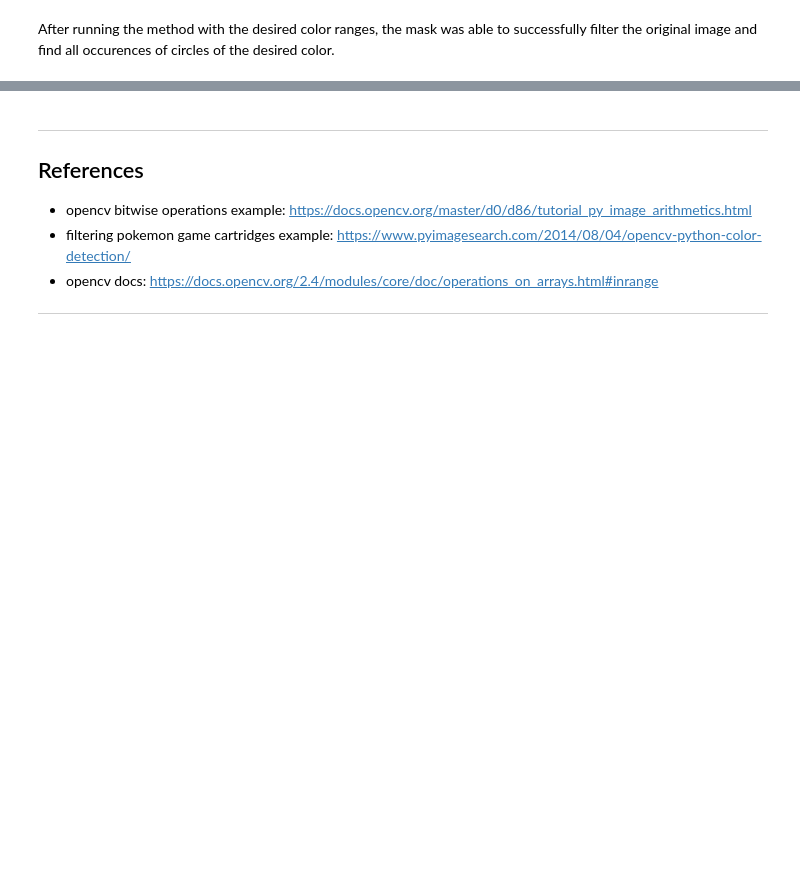
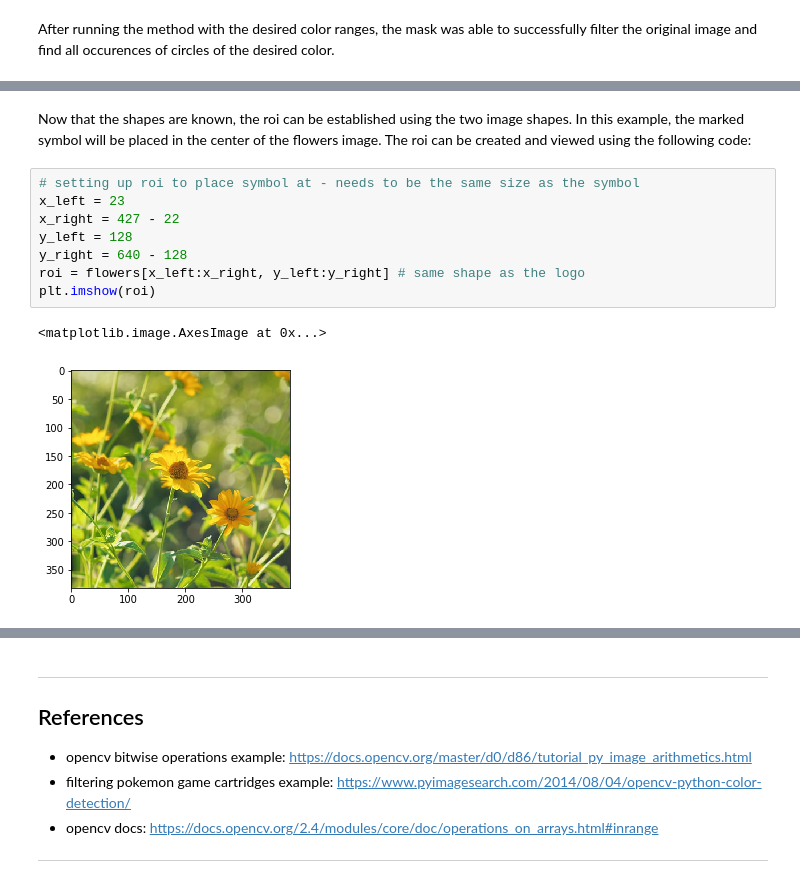
Before and after one commit to EthanWadsworth/TR_CV_Notes, a Jupyter notebook: Basic_Masking.ipynb, the cells around one changed output, grey strips where cells are left out. Cells and saved outputs as stored; diff of their text form; blank space fills up the shorter version.

```diff
--- a/Basic_Masking.ipynb
+++ b/Basic_Masking.ipynb
@@ -71,0 +99,13 @@ After running the method with the desired color ranges, the mask was able to suc
+# %% [markdown]
+Now that the shapes are known, the roi can be established using the two image shapes. In this example, the marked symbol will be placed in the center of the flowers image. The roi can be created and viewed using the following code:
+# %%
+# setting up roi to place symbol at - needs to be the same size as the symbol
+x_left = 23
+x_right = 427 - 22
+y_left = 128
+y_right = 640 - 128
+roi = flowers[x_left:x_right, y_left:y_right] # same shape as the logo
+plt.imshow(roi)
+# %% [output]
+<matplotlib.image.AxesImage at 0x...>
+[figure, added]
```
Also changed, not shown: parts of 17 cells of this notebook.
